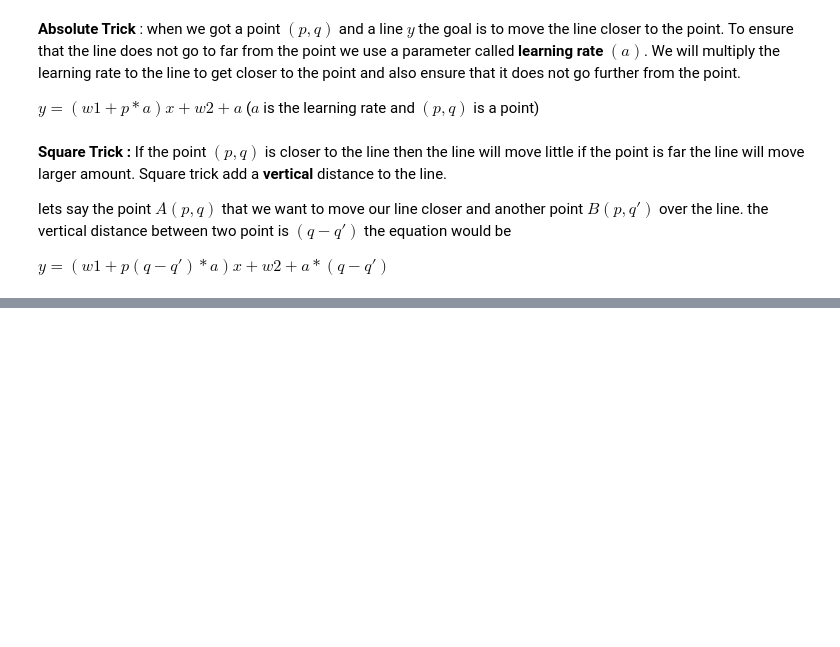
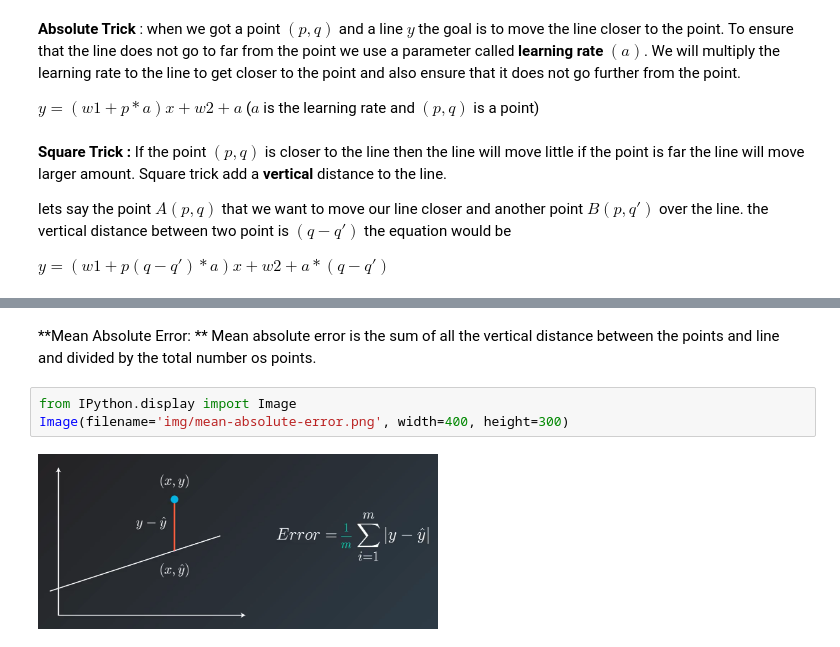
Before and after one commit to shohan4556/machine-learning-course-notes, a Jupyter notebook: Jupyter-Notebook/Linear Regression.ipynb, the cells around one changed output, grey strips where cells are left out. Drawn from its saved outputs; the diff is of its cells as text; blank space fills up the shorter version.

Commit message:
mean absolute error

```diff
--- a/Jupyter-Notebook/Linear Regression.ipynb
+++ b/Jupyter-Notebook/Linear Regression.ipynb
@@ -24,0 +32,7 @@ $y = (w1+p(q-q')*a)x+w2+a*(q-q')$
+# %% [markdown]
+**Mean Absolute Error: ** Mean absolute error is the sum of all the vertical distance between the points and line and divided by the total number os points.
+# %%
+from IPython.display import Image
+Image(filename='img/mean-absolute-error.png', width=400, height=300)
+# %% [output]
+[figure, added]
```
Also changed, not shown: parts of 1 cell of this notebook, 1 other file.
